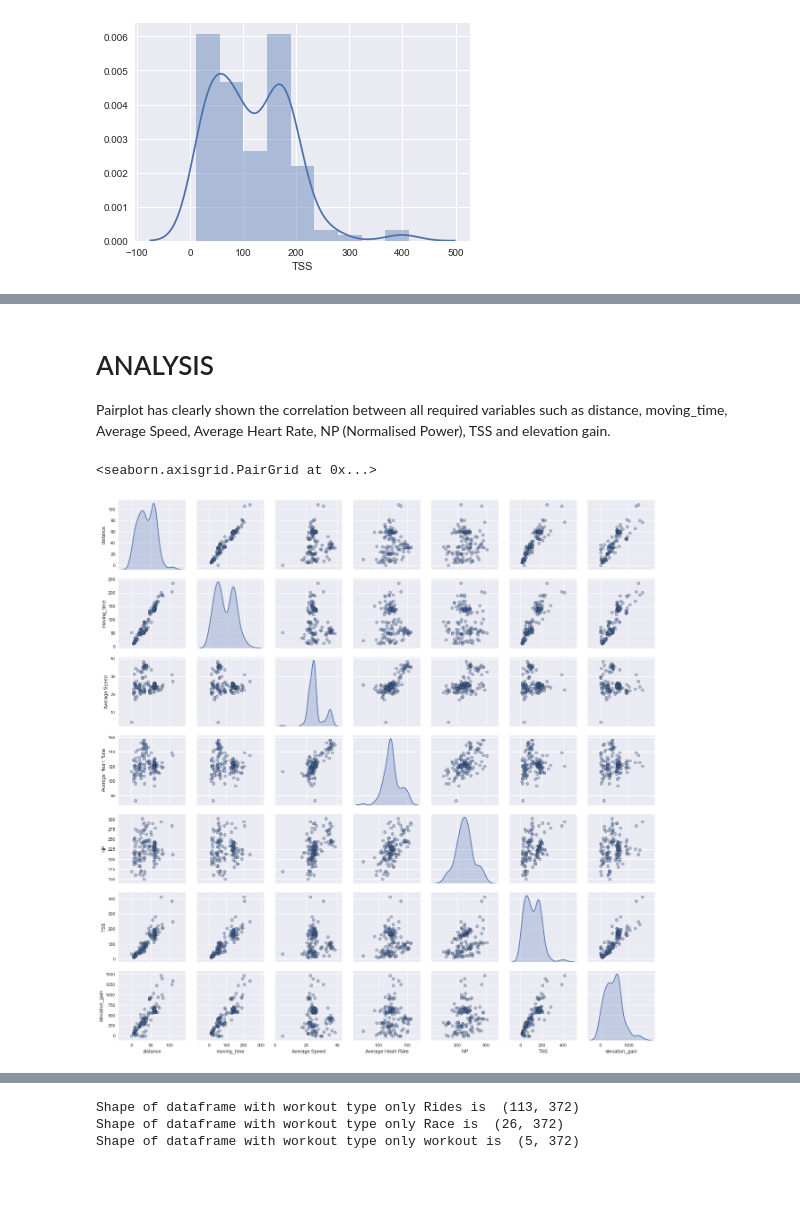
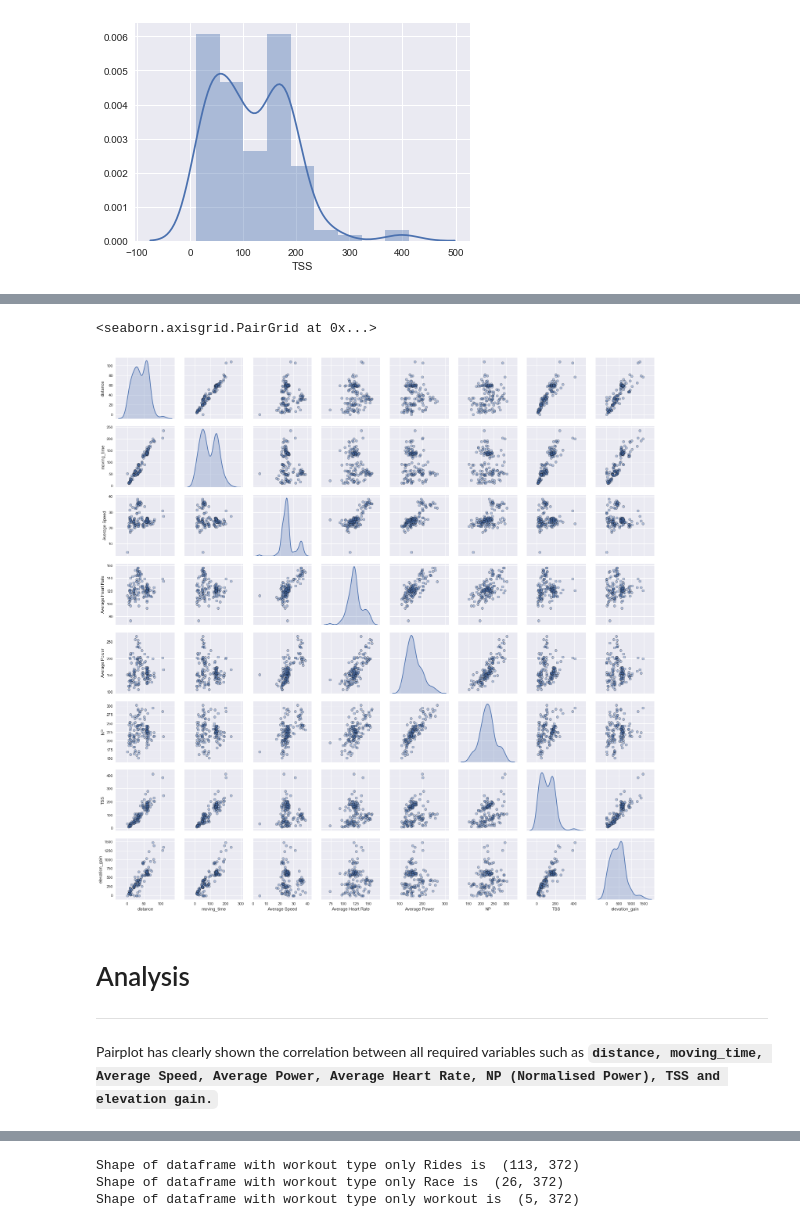
Before and after one commit to shubhamrana2374/Portfolio, a Jupyter notebook: Portfolio 1.ipynb, the cells around one changed output, grey strips where cells are left out. Cells and saved outputs as stored; diff of their text form; code cells hidden in the pictures; blank space fills up the shorter version.

```diff
--- a/Portfolio 1.ipynb
+++ b/Portfolio 1.ipynb
@@ -203,10 +227,12 @@ result['elevation_gain'] = pd.to_numeric(result['elevation_gain'].str.split().st
+# %%
+corr_result =result[["distance", "moving_time","Average Speed","Average Heart Rate","Average Power","NP","TSS","elevation_gain"]]
+sn.pairplot(corr_result,diag_kind = 'kde',plot_kws = {'alpha': 0.4, 's': 40, 'edgecolor': 'k'})
+# %% [output]
+<seaborn.axisgrid.PairGrid at 0x...>
+[figure, added]
 # %% [markdown]
-# ANALYSIS
+# Analysis
 
-Pairplot has clearly shown the correlation between all required variables such as distance, moving_time, Average Speed, Average Heart Rate, NP (Normalised Power), TSS and elevation gain.
+----
+
+Pairplot has clearly shown the correlation between all required variables such as __`distance, moving_time, Average Speed, Average Power, Average Heart Rate, NP (Normalised Power), TSS and elevation gain.`__
-# %%
-corr_result =result[["distance", "moving_time","Average Speed","Average Heart Rate","NP","TSS","elevation_gain"]]
-sn.pairplot(corr_result,diag_kind = 'kde',plot_kws = {'alpha': 0.4, 's': 40, 'edgecolor': 'k'})
-# %% [output]
-<seaborn.axisgrid.PairGrid at 0x...>
-[figure, removed]
```
Also changed, not shown: parts of 46 cells of this notebook.
